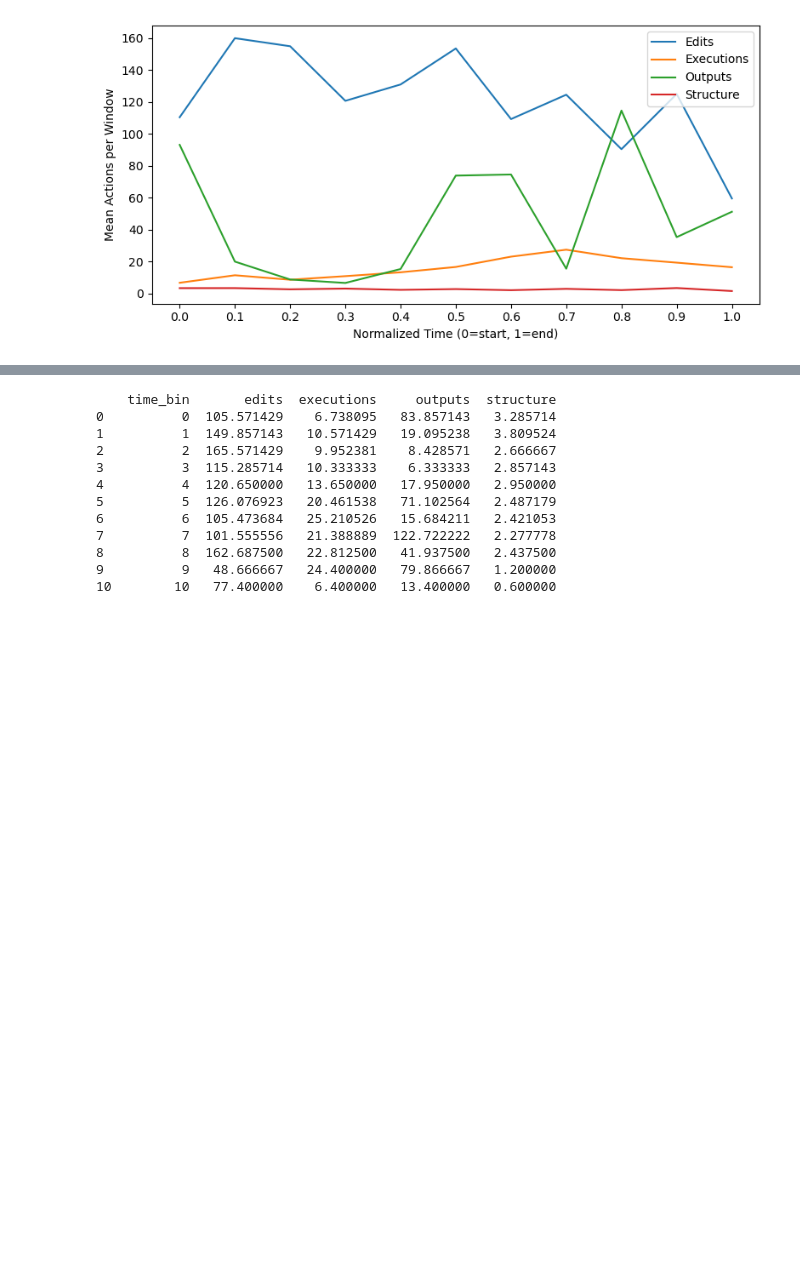
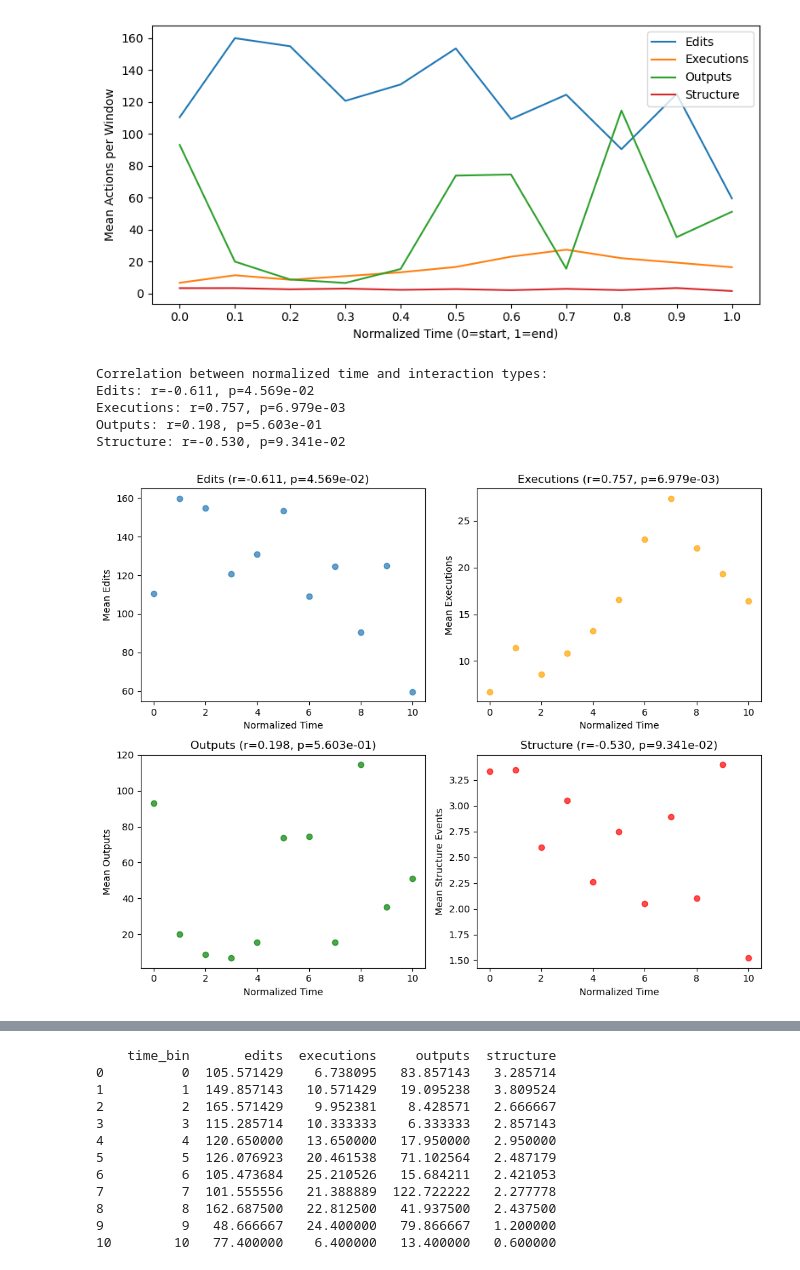
Before and after one commit to klmoviat/AnalysisNotebookUsage, a Jupyter notebook: rq2.ipynb, the cells around one changed output, grey strips where cells are left out. Drawn from its saved outputs; the diff is of its cells as text; code cells hidden in the pictures; blank space fills up the shorter version.

```diff
--- a/rq2.ipynb
+++ b/rq2.ipynb
@@ -1018,3 +779,53 @@ plot_temporal_interaction_patterns(normalized_temporal_df,
 9          9  125.000000   19.300000   35.300000   3.400000
 10        10   59.520000   16.440000   51.200000   1.520000
 [figure]
+# %%
+# Compute correlation between normalized time and interaction types
+normalized_temporal_df_with_corr = normalized_temporal_df.copy()
+
+# Calculate Pearson correlations between time_bin and each interaction type
+time_bins = normalized_temporal_df["time_bin"].values
+
+corr_edits, p_edits = stats.pearsonr(time_bins, normalized_temporal_df["edits"])
+corr_executions, p_executions = stats.pearsonr(time_bins, normalized_temporal_df["executions"])
+corr_outputs, p_outputs = stats.pearsonr(time_bins, normalized_temporal_df["outputs"])
+corr_structure, p_structure = stats.pearsonr(time_bins, normalized_temporal_df["structure"])
+
+print("Correlation between normalized time and interaction types:")
+print(f"Edits: r={corr_edits:.3f}, p={p_edits:.3e}")
+print(f"Executions: r={corr_executions:.3f}, p={p_executions:.3e}")
+print(f"Outputs: r={corr_outputs:.3f}, p={p_outputs:.3e}")
+print(f"Structure: r={corr_structure:.3f}, p={p_structure:.3e}")
+
+# Visualize correlations
+fig, axes = plt.subplots(2, 2, figsize=(10, 8))
+
+axes[0, 0].scatter(time_bins, normalized_temporal_df["edits"], alpha=0.7)
+axes[0, 0].set_title(f"Edits (r={corr_edits:.3f}, p={p_edits:.3e})")
+axes[0, 0].set_xlabel("Normalized Time")
+axes[0, 0].set_ylabel("Mean Edits")
+
+axes[0, 1].scatter(time_bins, normalized_temporal_df["executions"], alpha=0.7, color='orange')
+axes[0, 1].set_title(f"Executions (r={corr_executions:.3f}, p={p_executions:.3e})")
+axes[0, 1].set_xlabel("Normalized Time")
+axes[0, 1].set_ylabel("Mean Executions")
+
+axes[1, 0].scatter(time_bins, normalized_temporal_df["outputs"], alpha=0.7, color='green')
+axes[1, 0].set_title(f"Outputs (r={corr_outputs:.3f}, p={p_outputs:.3e})")
+axes[1, 0].set_xlabel("Normalized Time")
+axes[1, 0].set_ylabel("Mean Outputs")
+
+axes[1, 1].scatter(time_bins, normalized_temporal_df["structure"], alpha=0.7, color='red')
+axes[1, 1].set_title(f"Structure (r={corr_structure:.3f}, p={p_structure:.3e})")
+axes[1, 1].set_xlabel("Normalized Time")
+axes[1, 1].set_ylabel("Mean Structure Events")
+
+plt.tight_layout()
+plt.show()
+# %% [output]
+Correlation between normalized time and interaction types:
+Edits: r=-0.611, p=4.569e-02
+Executions: r=0.757, p=6.979e-03
+Outputs: r=0.198, p=5.603e-01
+Structure: r=-0.530, p=9.341e-02
+[figure, added]
```
Also changed, not shown: parts of 24 cells of this notebook.
